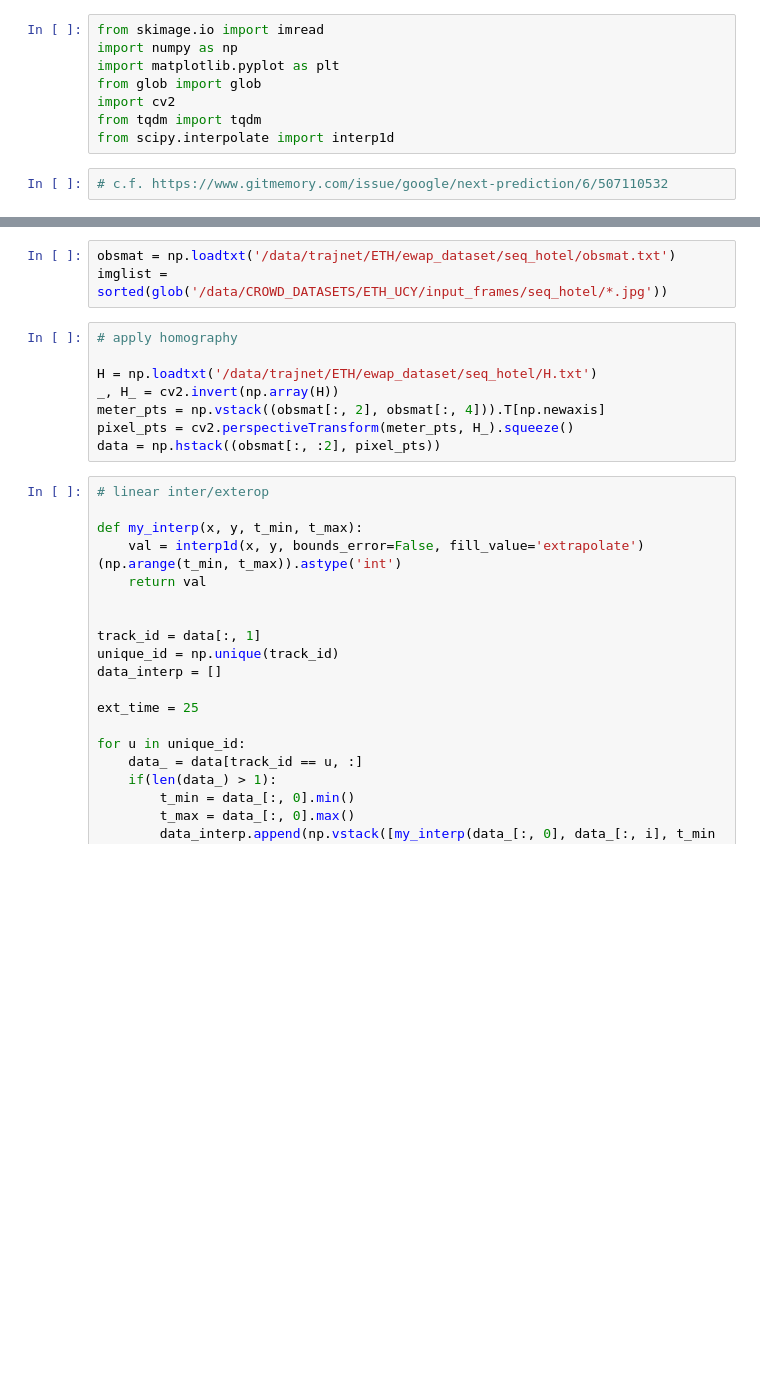
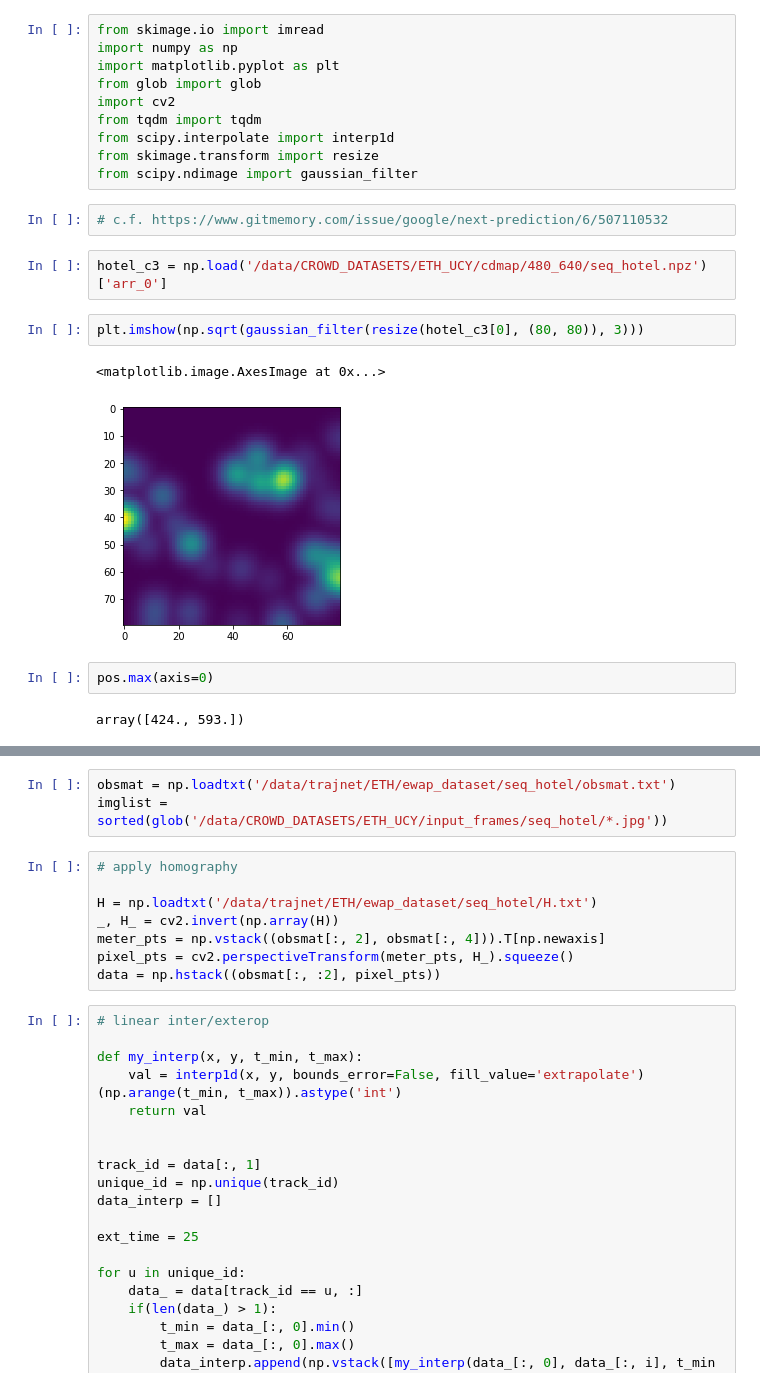
Before and after one commit to yonetaniryo/C-3-Framework, a Jupyter notebook: visualize_hotel.ipynb, the cells around one changed output, grey strips where cells are left out. Cells and saved outputs as stored; diff of their text form; blank space fills up the shorter version.

```diff
--- a/visualize_hotel.ipynb
+++ b/visualize_hotel.ipynb
@@ -6,5 +6,18 @@ from glob import glob
 import cv2
 from tqdm import tqdm
 from scipy.interpolate import interp1d
+from skimage.transform import resize
+from scipy.ndimage import gaussian_filter
 # %%
 # c.f. https://www.gitmemory.com/issue/google/next-prediction/6/507110532
+# %%
+hotel_c3 = np.load('/data/CROWD_DATASETS/ETH_UCY/cdmap/480_640/seq_hotel.npz')['arr_0']
+# %%
+plt.imshow(np.sqrt(gaussian_filter(resize(hotel_c3[0], (80, 80)), 3)))
+# %% [output]
+<matplotlib.image.AxesImage at 0x...>
+[figure, added]
+# %%
+pos.max(axis=0)
+# %% [output]
+array([424., 593.])
```
Also changed, not shown: parts of 8 cells of this notebook, 16 other files.
